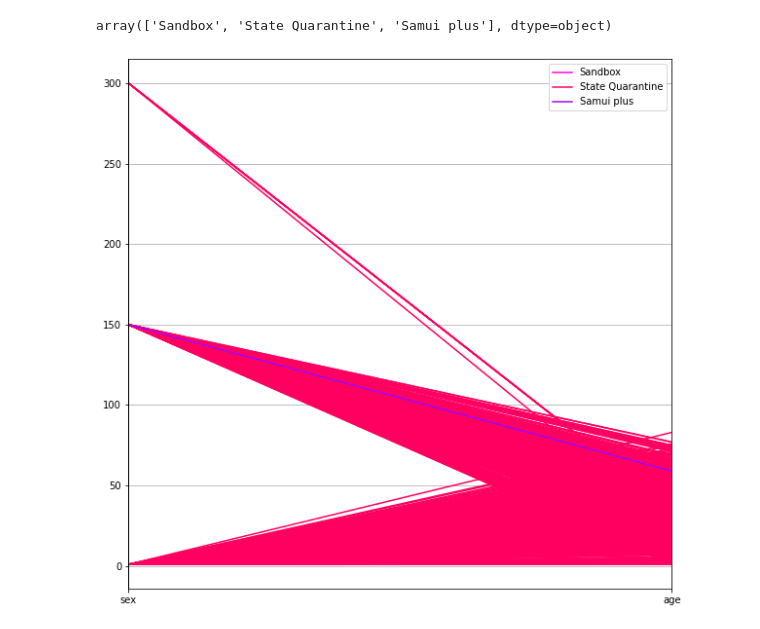
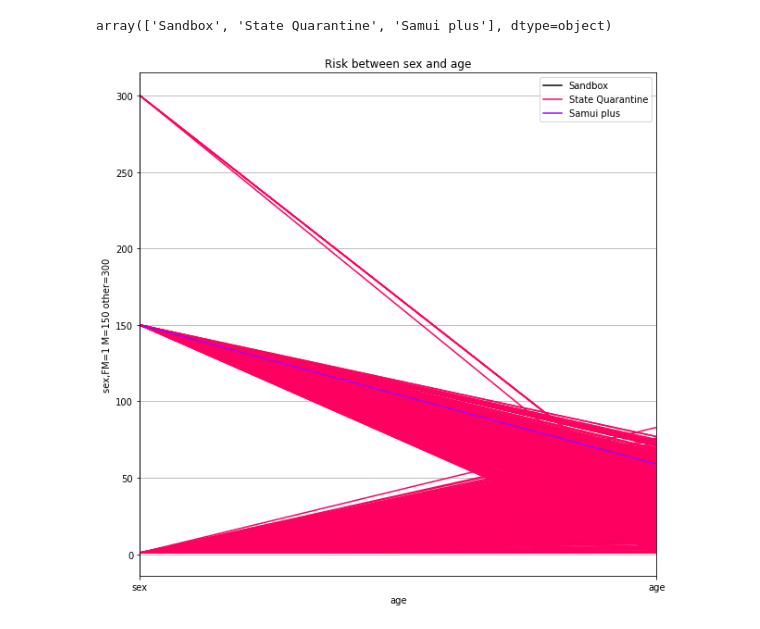
Before and after one commit to 623020514-5/Python-Data-Viz.-, a Jupyter notebook: DataViz01_Table_Data.ipynb, the cells around one changed output. Cells and saved outputs as stored; diff of their text form; code cells hidden in the pictures.

```diff
--- a/DataViz01_Table_Data.ipynb
+++ b/DataViz01_Table_Data.ipynb
@@ -153,6 +153,6 @@ Mounted at /content/drive
 # %%
-data_file_path = os.path.join(path,'confirmed-cases.csv')
-data_ori = pd.read_csv(data_file_path)
+data_path = os.path.join(path,'confirmed-cases.csv')
+data_ori = pd.read_csv(data_path)
 # %%
 data_ori #นำข้อมูลมาจาก drive
 # %% [output]
@@ -414,8 +414,11 @@ data_N['risk'].unique() #เลือกดูชื่อrisk
 # %% [output]
 array(['Sandbox', 'State Quarantine', 'Samui plus'], dtype=object)
 # %%
-pd.plotting.parallel_coordinates(data_N,'risk',color=['#FF00E0', '#FF0060', '#9F00FF']); #plot กราฟ
+pd.plotting.parallel_coordinates(data_N,'risk',color=['k', '#FF0060', '#9F00FF']); #plot กราฟ
+plt.xlabel('age')
+plt.ylabel('sex,FM=1 M=150 other=300')
+plt.title('Risk between sex and age')
 plt.legend() #legend() คือ คำสั่งที่ใช้แสดงสัญลักษณ์ว่าเส้นไหนบอกค่าอะไร
 plt.show()
 # %% [output]
-[figure, old version]
+[figure, new version]
```
Also changed, not shown: parts of 10 cells of this notebook.
